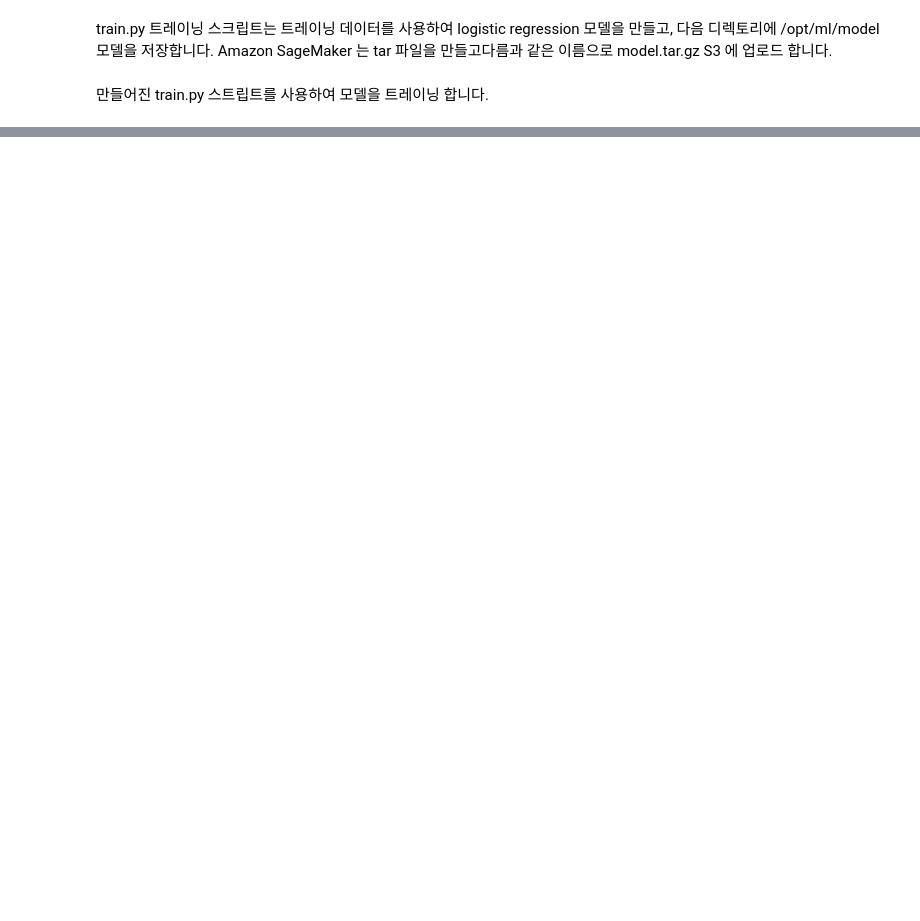
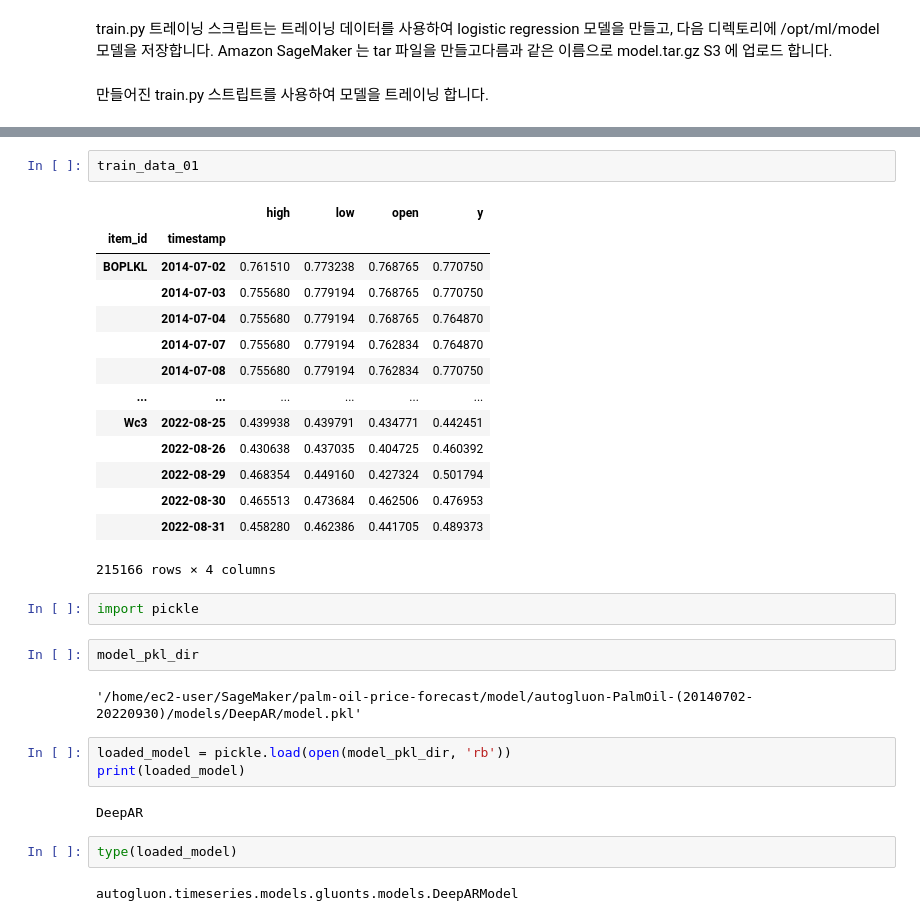
Before and after one commit to gwangjinjeong/palm-oil-price-forecast, a Jupyter notebook: MLOps_Env4palm.ipynb, the cells around one changed output, grey strips where cells are left out. Saved outputs shown, nothing was run; the diff lists cells and outputs as text; blank space fills up the shorter version.

```diff
--- a/MLOps_Env4palm.ipynb
+++ b/MLOps_Env4palm.ipynb
@@ -2203,0 +2548,32 @@ Traceback (most recent call last):
+# %%
+train_data_01
+# %% [output]
+|  |  | high | low | open | y |
+| item_id | timestamp |  |  |  |  |
+| BOPLKL | 2014-07-02 | 0.761510 | 0.773238 | 0.768765 | 0.770750 |
+|  | 2014-07-03 | 0.755680 | 0.779194 | 0.768765 | 0.770750 |
+|  | 2014-07-04 | 0.755680 | 0.779194 | 0.768765 | 0.764870 |
+|  | 2014-07-07 | 0.755680 | 0.779194 | 0.762834 | 0.764870 |
+|  | 2014-07-08 | 0.755680 | 0.779194 | 0.762834 | 0.770750 |
+| ... | ... | ... | ... | ... | ... |
+| Wc3 | 2022-08-25 | 0.439938 | 0.439791 | 0.434771 | 0.442451 |
+|  | 2022-08-26 | 0.430638 | 0.437035 | 0.404725 | 0.460392 |
+|  | 2022-08-29 | 0.468354 | 0.449160 | 0.427324 | 0.501794 |
+|  | 2022-08-30 | 0.465513 | 0.473684 | 0.462506 | 0.476953 |
+|  | 2022-08-31 | 0.458280 | 0.462386 | 0.441705 | 0.489373 |
+215166 rows × 4 columns
+# %%
+import pickle
+# %%
+model_pkl_dir
+# %% [output]
+'/home/ec2-user/SageMaker/palm-oil-price-forecast/model/autogluon-PalmOil-(20140702-20220930)/models/DeepAR/model.pkl'
+# %%
+loaded_model = pickle.load(open(model_pkl_dir, 'rb'))
+print(loaded_model)
+# %% [output]
+DeepAR
+# %%
+type(loaded_model)
+# %% [output]
+autogluon.timeseries.models.gluonts.models.DeepARModel
```
Also changed, not shown: parts of 191 cells of this notebook.
